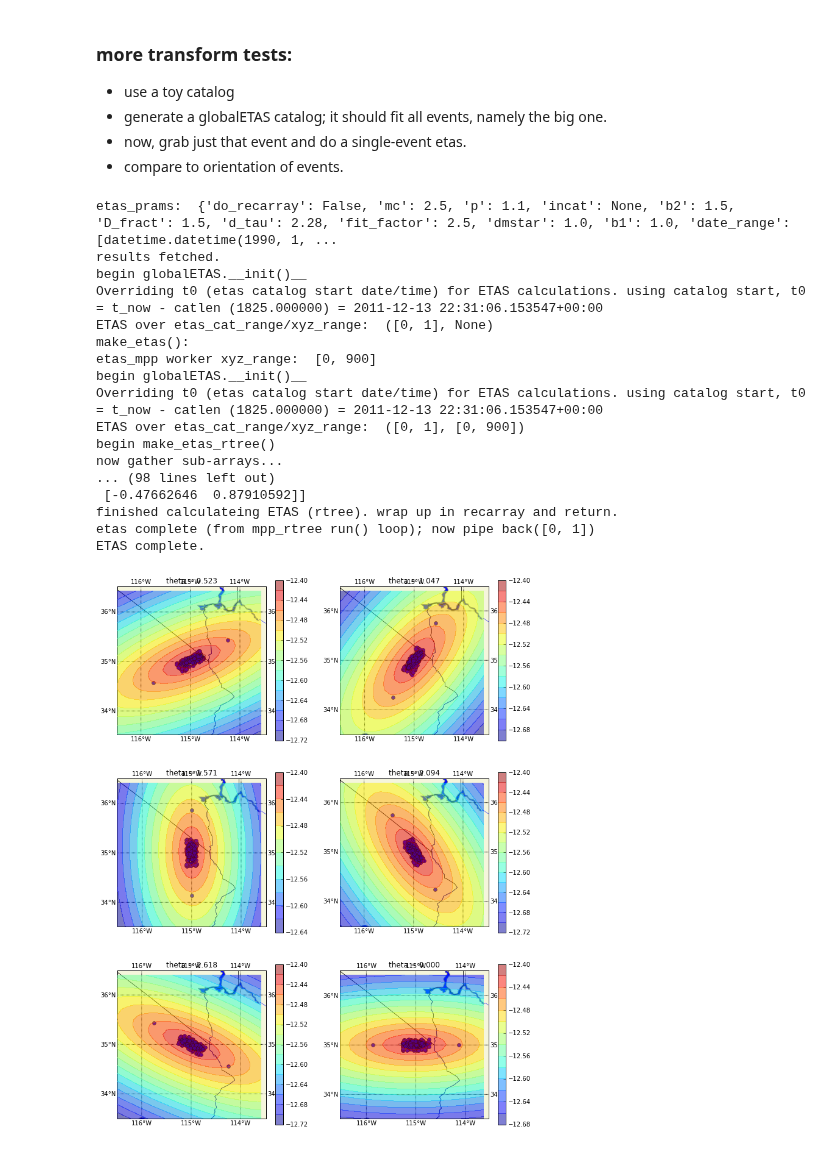
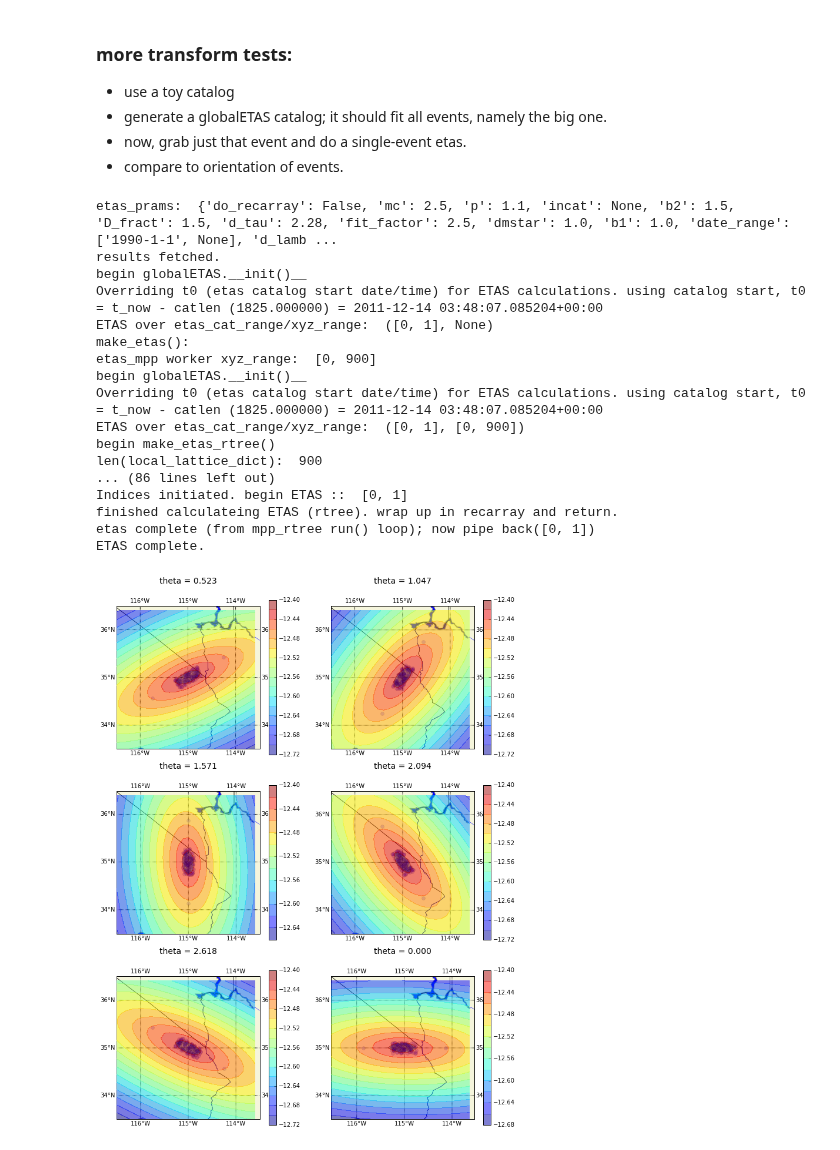
Before and after one commit to markyoder/globalETAS, a Jupyter notebook: globalETAS_unit_tests.ipynb, the cells around one changed output. Drawn from its saved outputs; the diff is of its cells as text; code cells hidden in the pictures.

```diff
--- a/globalETAS_unit_tests.ipynb
+++ b/globalETAS_unit_tests.ipynb
@@ -443,39 +443,39 @@ for k,theta in enumerate([(x/6.)*3.141 for x in range(6)]):
             ms_cat = numpy.array([rw], dtype=etas.etas.catalog.dtype)
             mainshock = rw
             break
 
 
     d_lat=1.5
     d_lon=1.5
     mylats = [rw['lat']-d_lat, rw['lat']+d_lat]
     mylons = [rw['lon']-d_lon, rw['lon']+d_lon]
     ms_etas = gep.ETAS_mpp(catalog=ms_cat, lats=mylats, lons=mylons, ab_ratio_expon=ab_ratio_expon, ab_ratio_max=2.)
 
     #
     ax=plt.subplot('{}{}{}'.format(n_rw, n_cl, k))
     ms_etas.make_etas_contour_map(ax=ax, lats_map=mylats, lons_map=mylons)
     #new_etas.cm.scatter(*zip(*xy_prime), 'o', edgecolors='b', c='none', s=18)
     #new_etas.cm.plot(gep_cat['lon'], gep_cat['lat'], marker='o', color='b', zorder=7, latlon=True)
 
     #plt.figure()
-    ax.plot(gep_cat['lon'], gep_cat['lat'], marker='o', ls='', color='b', zorder=7)
-    ax.set_title('theta = {:.3f}'.format(theta))
+    ax.plot(gep_cat['lon'], gep_cat['lat'], marker='o', ls='', color='b', zorder=7, alpha=.2)
+    ax.set_title('theta = {:.3f}\n\n'.format(theta), size=14)
 # %% [output]
-etas_prams:  {'do_recarray': False, 'mc': 2.5, 'p': 1.1, 'incat': None, 'b2': 1.5, 'D_fract': 1.5, 'd_tau': 2.28, 'fit_factor': 2.5, 'dmstar': 1.0, 'b1': 1.0, 'date_range': [datetime.datetime(1990, 1, ...
+etas_prams:  {'do_recarray': False, 'mc': 2.5, 'p': 1.1, 'incat': None, 'b2': 1.5, 'D_fract': 1.5, 'd_tau': 2.28, 'fit_factor': 2.5, 'dmstar': 1.0, 'b1': 1.0, 'date_range': ['1990-1-1', None], 'd_lamb ...
 results fetched.
 begin globalETAS.__init()__
-Overriding t0 (etas catalog start date/time) for ETAS calculations. using catalog start, t0 = t_now - catlen (1825.000000) = 2011-12-13 22:31:06.153547+00:00
+Overriding t0 (etas catalog start date/time) for ETAS calculations. using catalog start, t0 = t_now - catlen (1825.000000) = 2011-12-14 03:48:07.085204+00:00
 ETAS over etas_cat_range/xyz_range:  ([0, 1], None)
 make_etas():
 etas_mpp worker xyz_range:  [0, 900]
 begin globalETAS.__init()__
-Overriding t0 (etas catalog start date/time) for ETAS calculations. using catalog start, t0 = t_now - catlen (1825.000000) = 2011-12-13 22:31:06.153547+00:00
+Overriding t0 (etas catalog start date/time) for ETAS calculations. using catalog start, t0 = t_now - catlen (1825.000000) = 2011-12-14 03:48:07.085204+00:00
 ETAS over etas_cat_range/xyz_range:  ([0, 1], [0, 900])
 begin make_etas_rtree()
-now gather sub-arrays...
-... (98 lines left out)
- [-0.47662646  0.87910592]]
+len(local_lattice_dict):  900
+... (86 lines left out)
+Indices initiated. begin ETAS ::  [0, 1]
 finished calculateing ETAS (rtree). wrap up in recarray and return.
 etas complete (from mpp_rtree run() loop); now pipe back([0, 1])
 ETAS complete.
-[figure, old version]
+[figure, new version]
```
Also changed, not shown: parts of 1 cell of this notebook, 1 other file.
